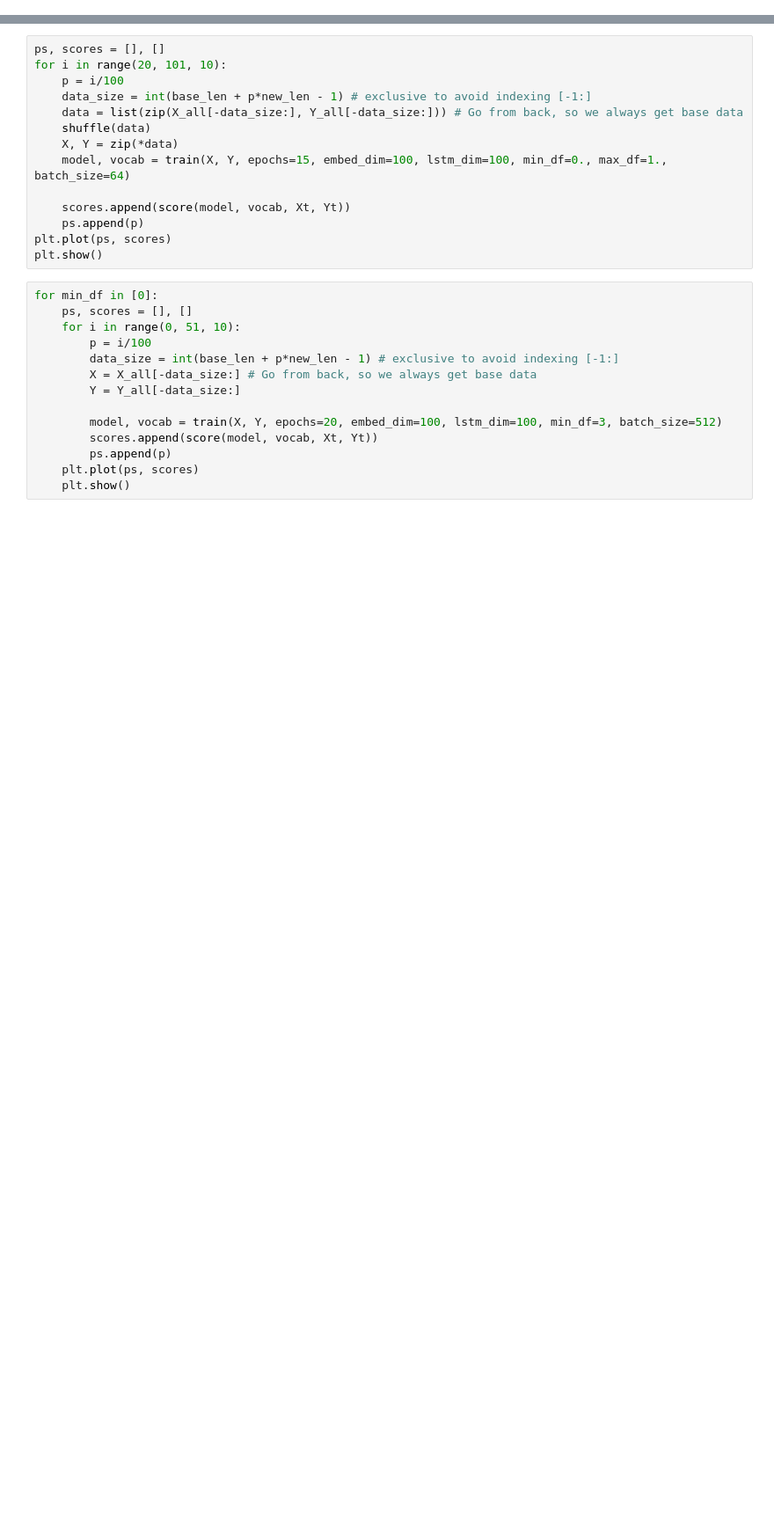
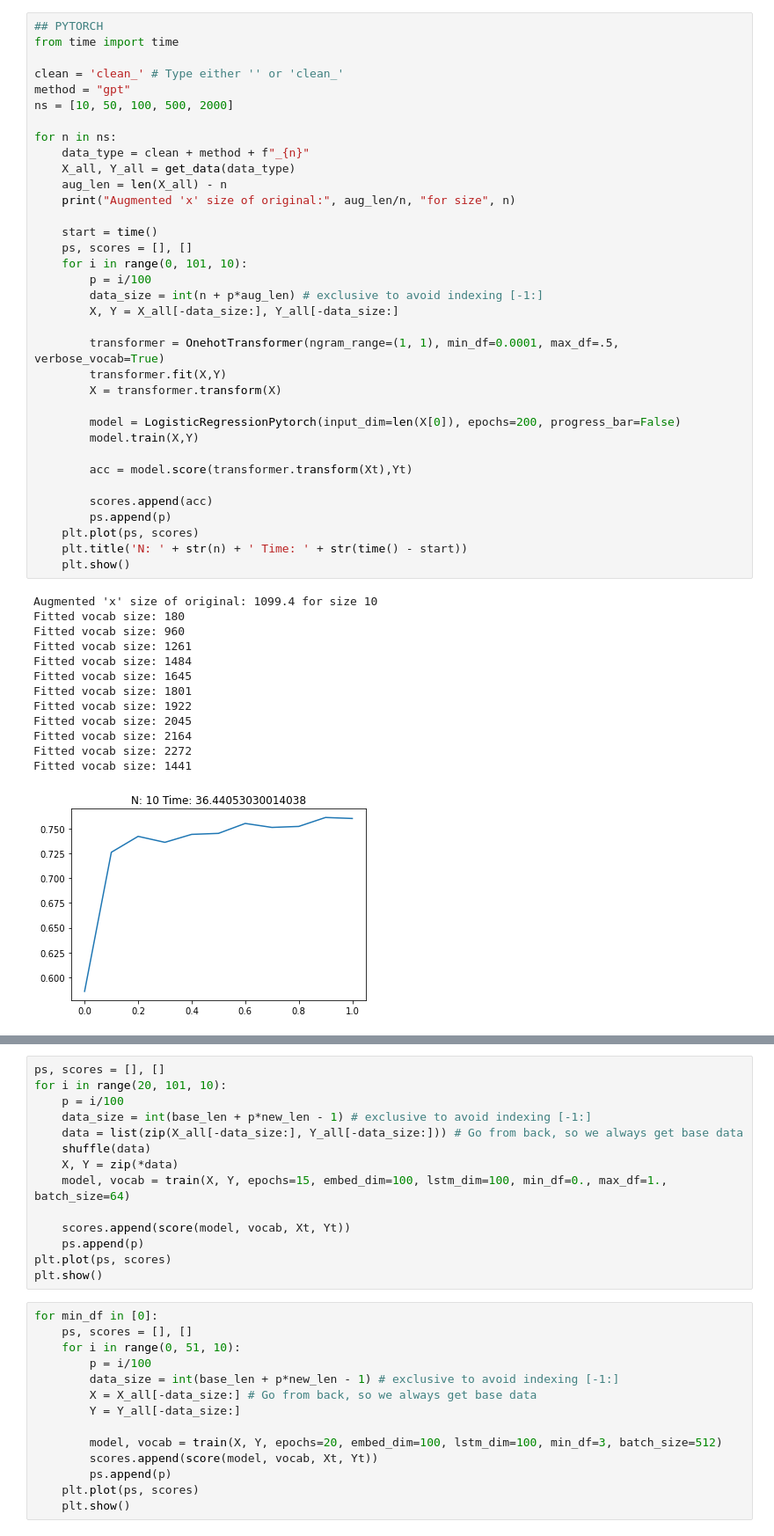
Before and after one commit to Ispanicus/GPTAugmentation, a Jupyter notebook: temp.ipynb, the cells around one changed output, grey strips where cells are left out. Shown at 88% size. Saved outputs shown, nothing was run; the diff lists cells and outputs as text; blank space fills up the shorter version.

```diff
--- a/temp.ipynb
+++ b/temp.ipynb
@@ -40,0 +127,49 @@ Augmented 'x' size of original: 199.0 for size 10
+# %%
+## PYTORCH
+from time import time
+
+clean = 'clean_' # Type either '' or 'clean_'
+method = "gpt"
+ns = [10, 50, 100, 500, 2000]
+
+for n in ns:
+    data_type = clean + method + f"_{n}"
+    X_all, Y_all = get_data(data_type)
+    aug_len = len(X_all) - n
+    print("Augmented 'x' size of original:", aug_len/n, "for size", n)
+
+    start = time()
+    ps, scores = [], []
+    for i in range(0, 101, 10):
+        p = i/100
+        data_size = int(n + p*aug_len) # exclusive to avoid indexing [-1:]
+        X, Y = X_all[-data_size:], Y_all[-data_size:]
+
+        transformer = OnehotTransformer(ngram_range=(1, 1), min_df=0.0001, max_df=.5, verbose_vocab=True)
+        transformer.fit(X,Y)
+        X = transformer.transform(X)
+
+        model = LogisticRegressionPytorch(input_dim=len(X[0]), epochs=200, progress_bar=False)
+        model.train(X,Y)
+
+        acc = model.score(transformer.transform(Xt),Yt)
+
+        scores.append(acc)
+        ps.append(p)
+    plt.plot(ps, scores)
+    plt.title('N: ' + str(n) + ' Time: ' + str(time() - start))
+    plt.show()
+# %% [output]
+Augmented 'x' size of original: 1099.4 for size 10
+Fitted vocab size: 180
+Fitted vocab size: 960
+Fitted vocab size: 1261
+Fitted vocab size: 1484
+Fitted vocab size: 1645
+Fitted vocab size: 1801
+Fitted vocab size: 1922
+Fitted vocab size: 2045
+Fitted vocab size: 2164
+Fitted vocab size: 2272
+Fitted vocab size: 1441
+[figure, added]
```
Also changed, not shown: parts of 8 cells of this notebook, 4 other files.
